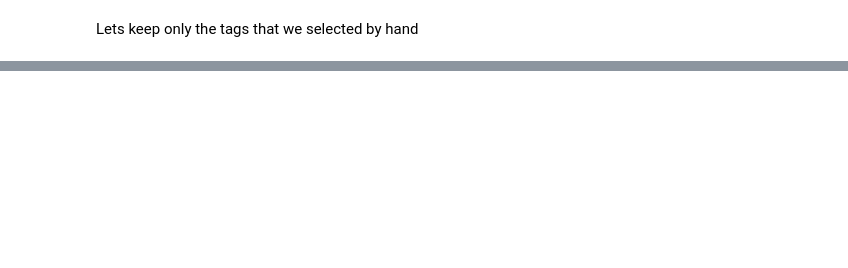
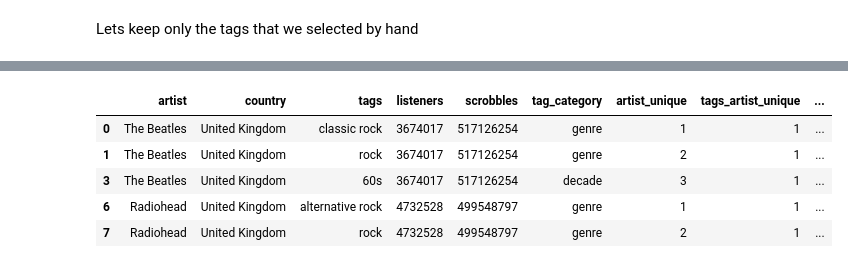
Before and after one commit to tharikhajar/lastfm_popularity, a Jupyter notebook: Pandas_ETL.ipynb, the cells around one changed output, grey strips where cells are left out. Drawn from its saved outputs; the diff is of its cells as text; code cells hidden in the pictures; blank space fills up the shorter version.

```diff
--- a/Pandas_ETL.ipynb
+++ b/Pandas_ETL.ipynb
@@ -238,4 +274,12 @@ When calculation the total listeners for one artist, we don't want to add the li
 # %%
-df_explode['artist_unique'] =  df_explode.groupby(['artist']).cumcount() + 1
-df_explode['tags_artist_unique'] = df_explode.groupby(['artist', 'tags']).cumcount() + 1
-df_explode['country_artist_unique'] = df_explode.groupby(['artist', 'country']).cumcount() + 1
+df['artist_unique'] =  df.groupby(['artist']).cumcount() + 1
+df['tags_artist_unique'] = df.groupby(['artist', 'tags']).cumcount() + 1
+df['country_artist_unique'] = df.groupby(['artist', 'country']).cumcount() + 1
+df.head()
+# %% [output]
+|  | artist | country | tags | listeners | scrobbles | tag_category | artist_unique | tags_artist_unique | ... |
+| 0 | The Beatles | United Kingdom | classic rock | 3674017 | 517126254 | genre | 1 | 1 | ... |
+| 1 | The Beatles | United Kingdom | rock | 3674017 | 517126254 | genre | 2 | 1 | ... |
+| 3 | The Beatles | United Kingdom | 60s | 3674017 | 517126254 | decade | 3 | 1 | ... |
+| 6 | Radiohead | United Kingdom | alternative rock | 4732528 | 499548797 | genre | 1 | 1 | ... |
+| 7 | Radiohead | United Kingdom | rock | 4732528 | 499548797 | genre | 2 | 1 | ... |
```
Also changed, not shown: parts of 35 cells of this notebook.
